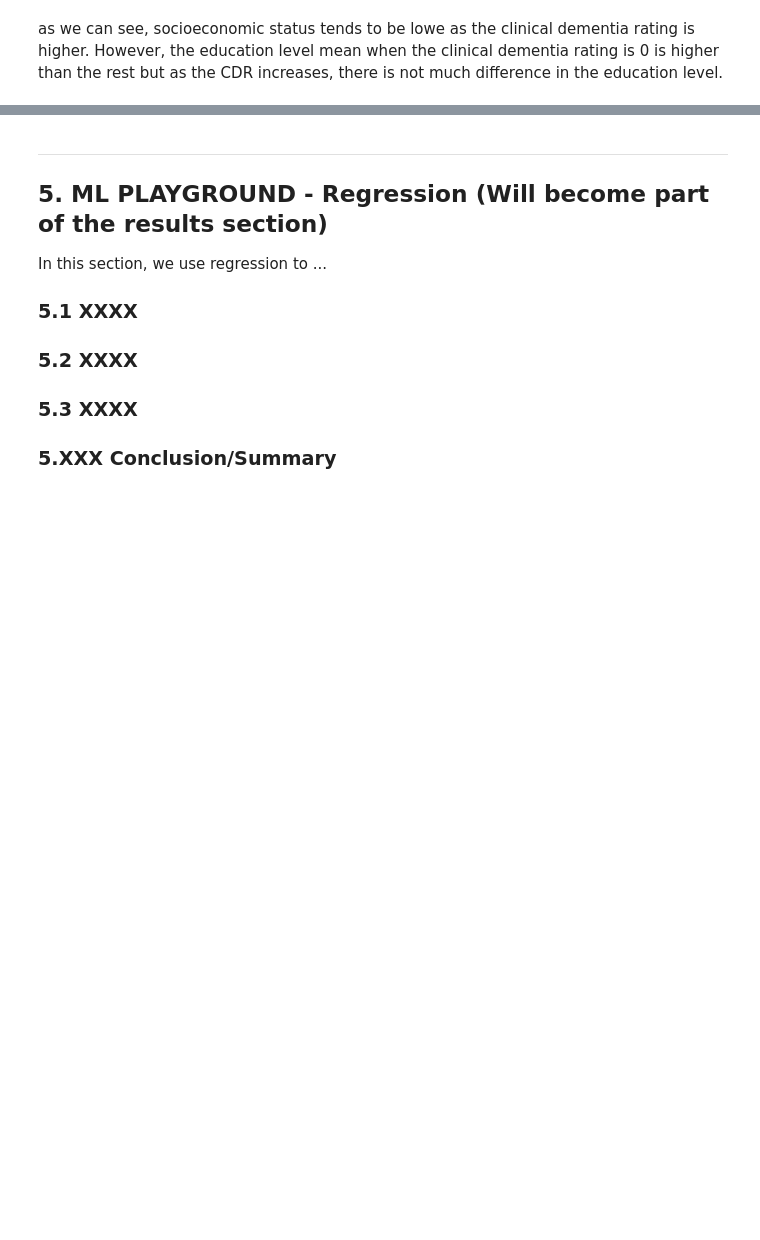
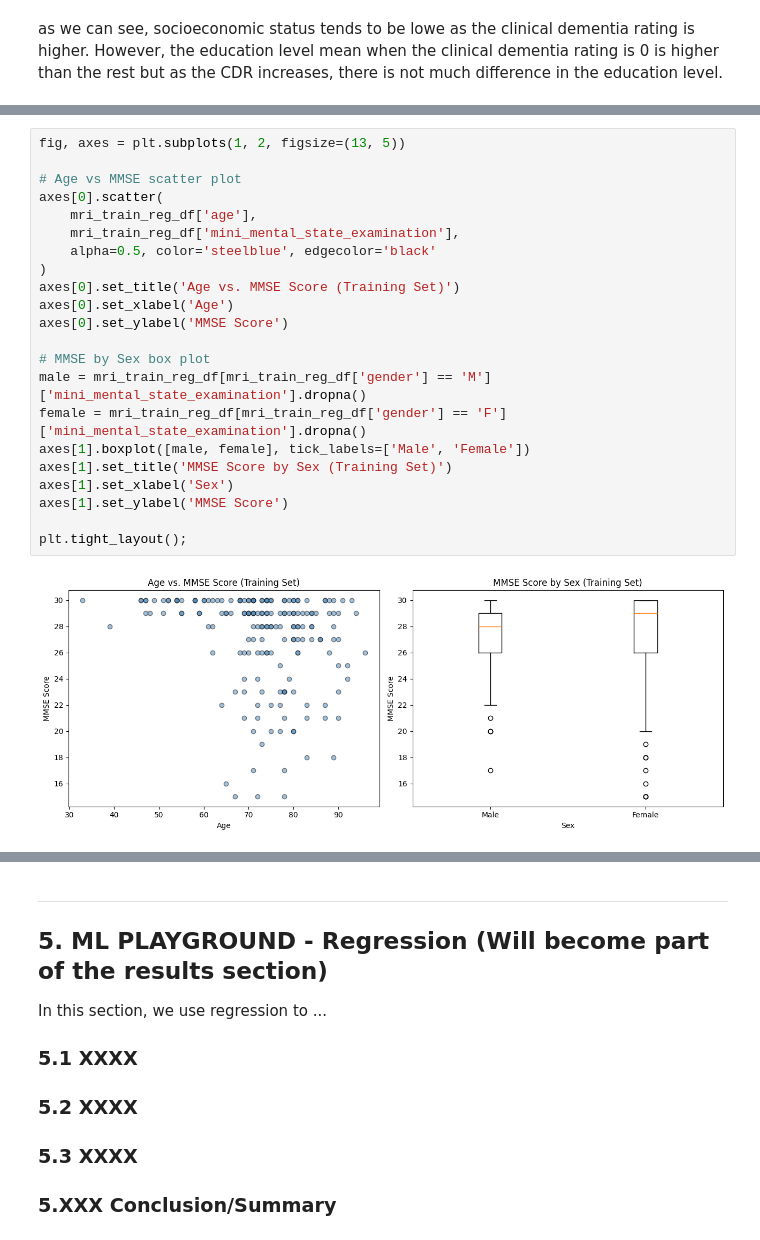
Before and after one commit to Carlos-PC05/FinalProjectCS-362, a Jupyter notebook: FinalReport_SP26_RV_PC_MASTERFILE.ipynb, the cells around one changed output, grey strips where cells are left out. Cells and saved outputs as stored; diff of their text form; blank space fills up the shorter version.

```diff
--- a/FinalReport_SP26_RV_PC_MASTERFILE.ipynb
+++ b/FinalReport_SP26_RV_PC_MASTERFILE.ipynb
@@ -703,0 +746,24 @@ However, the education level mean when the clinical dementia rating is 0 is high
+# %%
+fig, axes = plt.subplots(1, 2, figsize=(13, 5))
+
+# Age vs MMSE scatter plot
+axes[0].scatter(
+    mri_train_reg_df['age'],
+    mri_train_reg_df['mini_mental_state_examination'],
+    alpha=0.5, color='steelblue', edgecolor='black'
+)
+axes[0].set_title('Age vs. MMSE Score (Training Set)')
+axes[0].set_xlabel('Age')
+axes[0].set_ylabel('MMSE Score')
+
+# MMSE by Sex box plot
+male = mri_train_reg_df[mri_train_reg_df['gender'] == 'M']['mini_mental_state_examination'].dropna()
+female = mri_train_reg_df[mri_train_reg_df['gender'] == 'F']['mini_mental_state_examination'].dropna()
+axes[1].boxplot([male, female], tick_labels=['Male', 'Female'])
+axes[1].set_title('MMSE Score by Sex (Training Set)')
+axes[1].set_xlabel('Sex')
+axes[1].set_ylabel('MMSE Score')
+
+plt.tight_layout();
+# %% [output]
+[figure, added]
```
Also changed, not shown: parts of 16 cells of this notebook.
